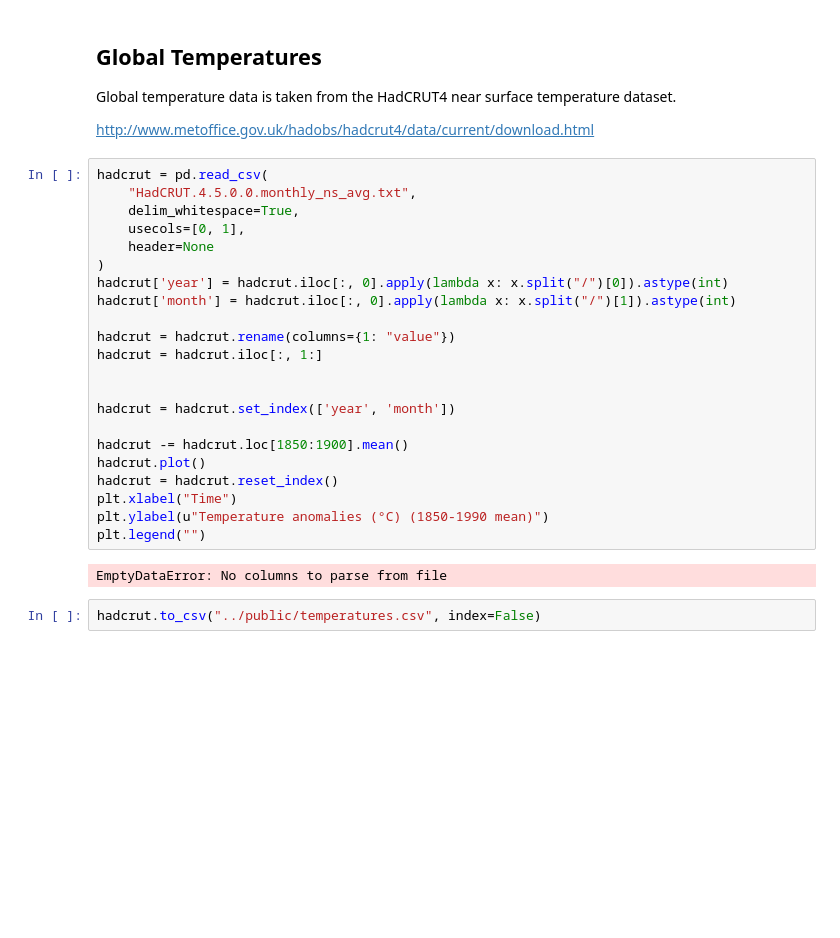
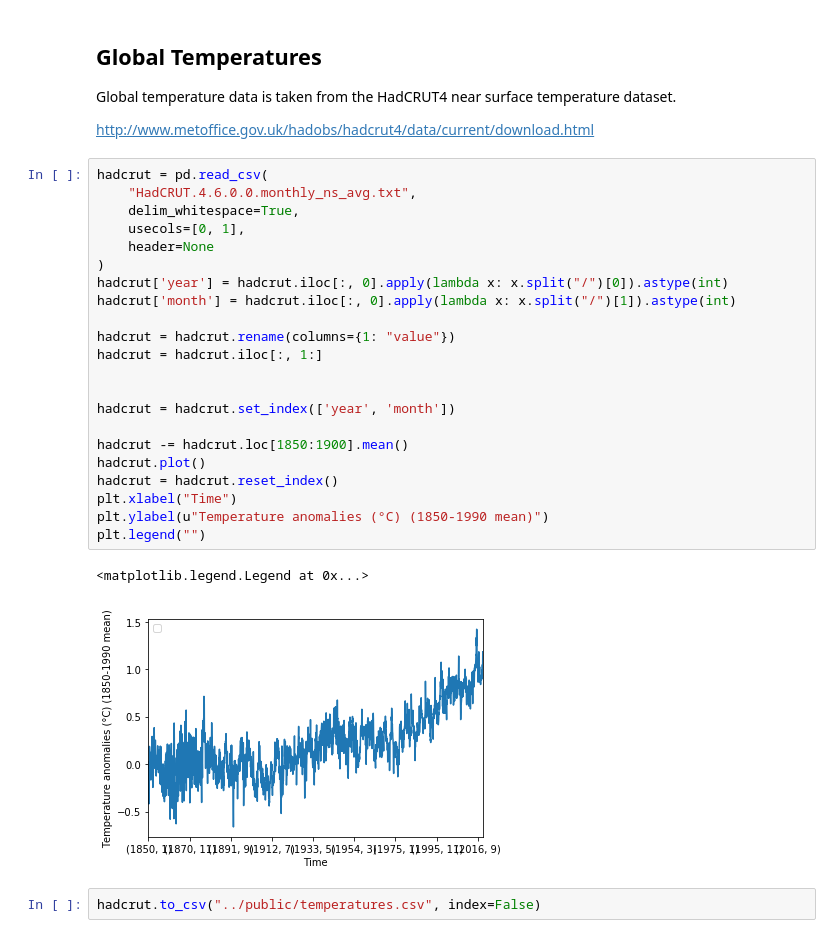
Before and after one commit to openclimatedata/climate-spirals, a Jupyter notebook: data/Climate Spirals Data.ipynb, the cells around one changed output. Drawn from its saved outputs; the diff is of its cells as text; blank space fills up the shorter version.

```diff
--- a/data/Climate Spirals Data.ipynb
+++ b/data/Climate Spirals Data.ipynb
@@ -196,27 +196,28 @@ Global temperature data is taken from the HadCRUT4 near surface temperature data
 http://www.metoffice.gov.uk/hadobs/hadcrut4/data/current/download.html
 # %%
 hadcrut = pd.read_csv(
-    "HadCRUT.4.5.0.0.monthly_ns_avg.txt",
+    "HadCRUT.4.6.0.0.monthly_ns_avg.txt",
     delim_whitespace=True,
     usecols=[0, 1],
     header=None
 )
 hadcrut['year'] = hadcrut.iloc[:, 0].apply(lambda x: x.split("/")[0]).astype(int)
 hadcrut['month'] = hadcrut.iloc[:, 0].apply(lambda x: x.split("/")[1]).astype(int)
 
 hadcrut = hadcrut.rename(columns={1: "value"})
 hadcrut = hadcrut.iloc[:, 1:]
 
 
 hadcrut = hadcrut.set_index(['year', 'month'])
 
 hadcrut -= hadcrut.loc[1850:1900].mean()
 hadcrut.plot()
 hadcrut = hadcrut.reset_index()
 plt.xlabel("Time")
 plt.ylabel(u"Temperature anomalies (°C) (1850-1990 mean)")
 plt.legend("")
 # %% [output]
-EmptyDataError: No columns to parse from file
+<matplotlib.legend.Legend at 0x...>
+[figure, added]
 # %%
 hadcrut.to_csv("../public/temperatures.csv", index=False)
```
Also changed, not shown: 2 other files.
